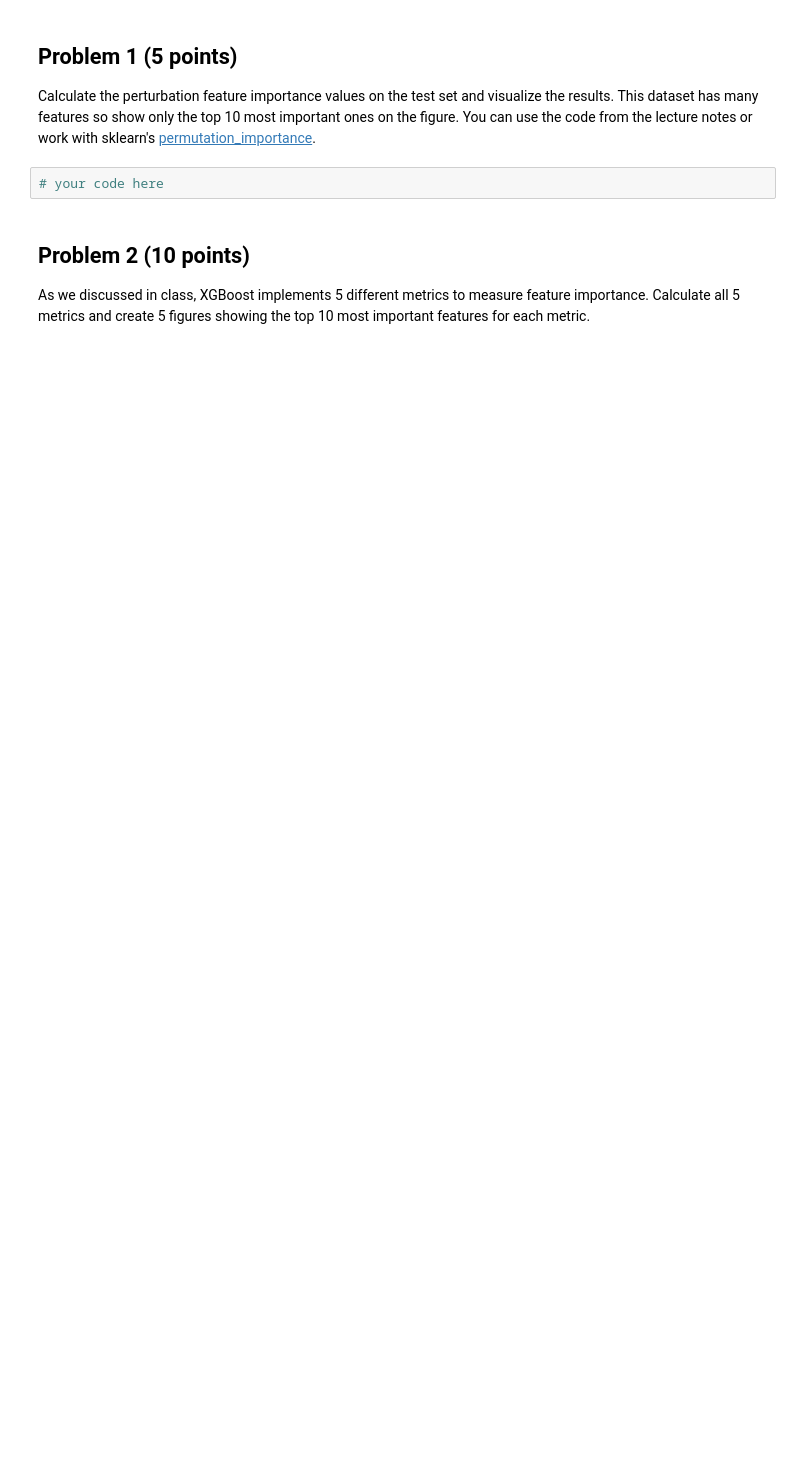
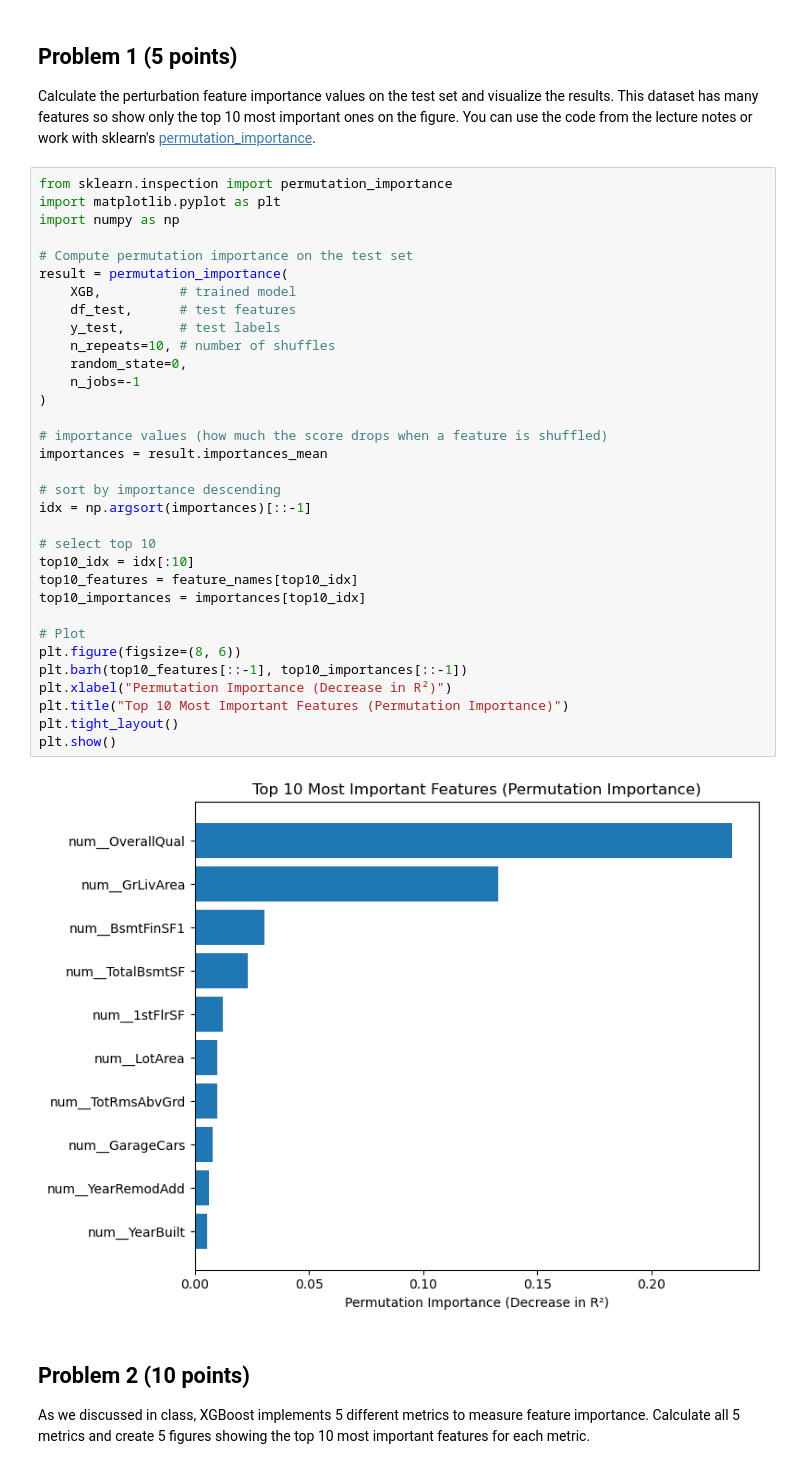
Before and after one commit to IsabellaTan/Brown-DATA1030-HW10, a Jupyter notebook: PS10.ipynb, the cells around one changed output. Drawn from its saved outputs; the diff is of its cells as text; blank space fills up the shorter version.

```diff
--- a/PS10.ipynb
+++ b/PS10.ipynb
@@ -197,8 +222,41 @@ print('the test R2:',r2_score(y_test,y_test_pred))
 ## Problem 1 (5 points)
 
 Calculate the perturbation feature importance values on the test set and visualize the results. This dataset has many features so show only the top 10 most important ones on the figure. You can use the code from the lecture notes or work with sklearn's [permutation_importance](https://scikit-learn.org/stable/modules/generated/sklearn.inspection.permutation_importance.html).
-# %%
-# your code here
+# %%
+from sklearn.inspection import permutation_importance
+import matplotlib.pyplot as plt
+import numpy as np
+
+# Compute permutation importance on the test set
+result = permutation_importance(
+    XGB,          # trained model
+    df_test,      # test features
+    y_test,       # test labels
+    n_repeats=10, # number of shuffles
+    random_state=0,
+    n_jobs=-1
+)
+
+# importance values (how much the score drops when a feature is shuffled)
+importances = result.importances_mean
+
+# sort by importance descending
+idx = np.argsort(importances)[::-1]
+
+# select top 10
+top10_idx = idx[:10]
+top10_features = feature_names[top10_idx]
+top10_importances = importances[top10_idx]
+
+# Plot
+plt.figure(figsize=(8, 6))
+plt.barh(top10_features[::-1], top10_importances[::-1])
+plt.xlabel("Permutation Importance (Decrease in R²)")
+plt.title("Top 10 Most Important Features (Permutation Importance)")
+plt.tight_layout()
+plt.show()
+# %% [output]
+[figure, added]
 # %% [markdown]
 ## Problem 2 (10 points)
 
```
Also changed, not shown: parts of 16 cells of this notebook, 1 other file.
